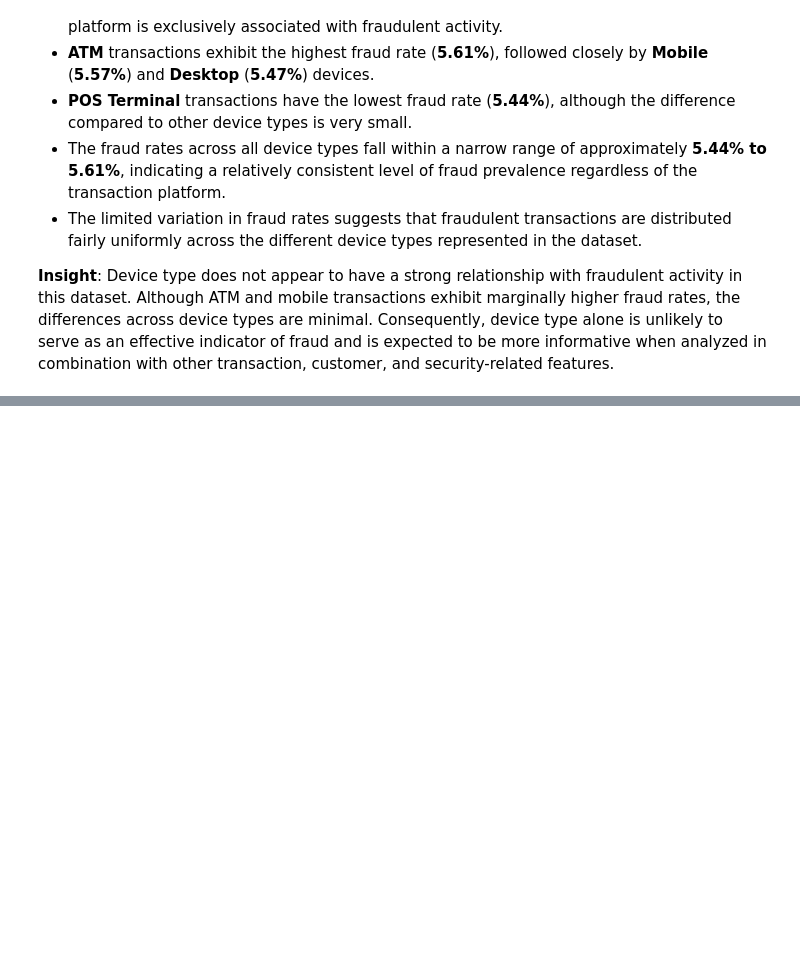
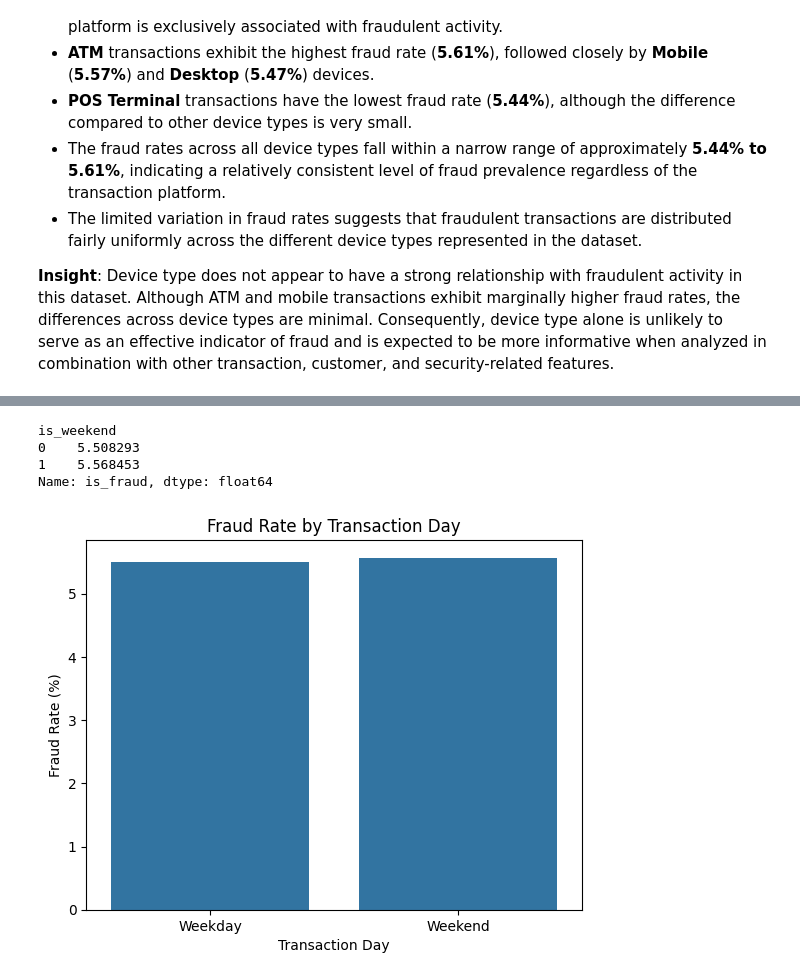
Before and after one commit to abhi-saurav-saroya/bank-fraud-eda, a Jupyter notebook: notebooks/02_exploratory_data_analysis.ipynb, the cells around one changed output, grey strips where cells are left out. Drawn from its saved outputs; the diff is of its cells as text; code cells hidden in the pictures; blank space fills up the shorter version.

```diff
--- a/notebooks/02_exploratory_data_analysis.ipynb
+++ b/notebooks/02_exploratory_data_analysis.ipynb
@@ -2170,0 +2193,30 @@ plt.show()
+# %%
+(
+    df.groupby("is_weekend")["is_fraud"]
+      .mean()
+      .mul(100)
+)
+# %% [output]
+is_weekend
+0    5.508293
+1    5.568453
+Name: is_fraud, dtype: float64
+# %%
+weekend_fraud_rate = (
+    df.groupby("is_weekend")["is_fraud"]
+      .mean()
+      .mul(100)
+)
+
+sns.barplot(
+    x=["Weekday", "Weekend"],
+    y=weekend_fraud_rate.values
+)
+
+plt.title("Fraud Rate by Transaction Day")
+plt.xlabel("Transaction Day")
+plt.ylabel("Fraud Rate (%)")
+
+plt.show()
+# %% [output]
+[figure, added]
```
Also changed, not shown: parts of 68 cells of this notebook.
